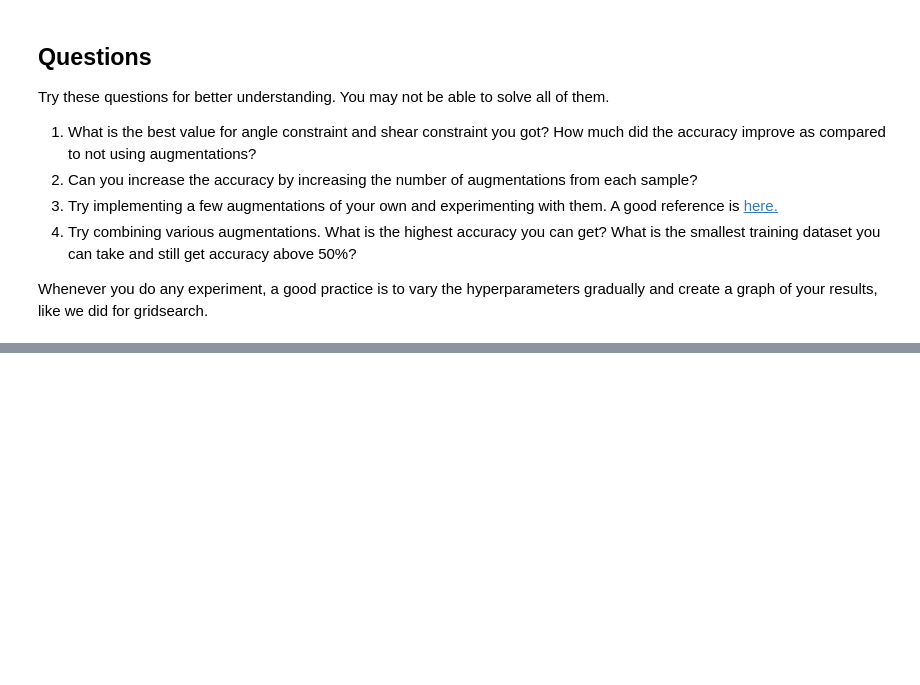
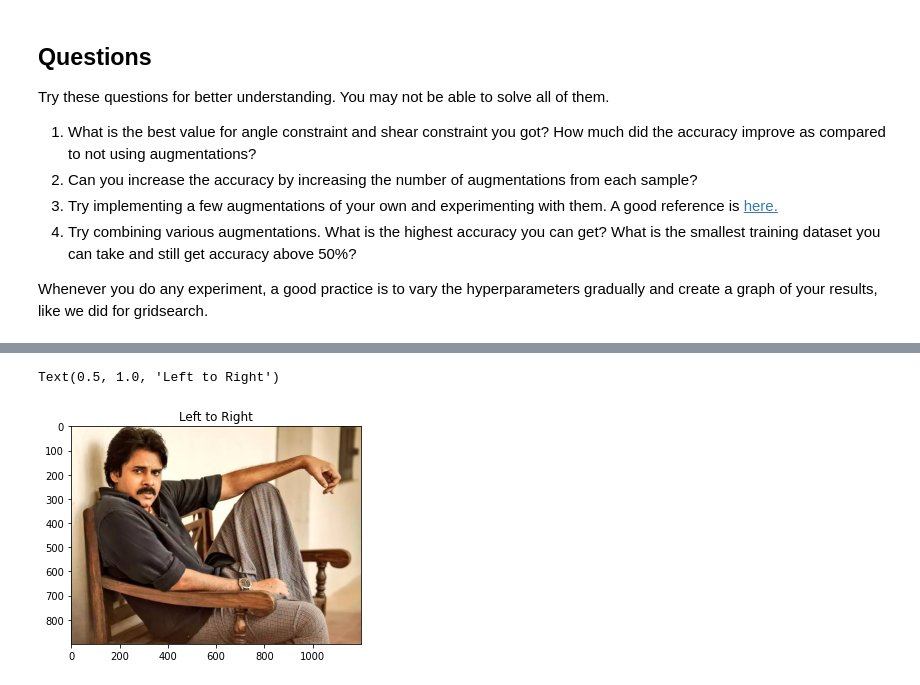
Before and after one commit to rammahesh28122003/FMML-COURSE-ASSIGNMENTSS, a Jupyter notebook: FMML_Aug22_M1Lab3_Terms&Metrics.ipynb, the cells around one changed output, grey strips where cells are left out. Drawn from its saved outputs; the diff is of its cells as text; code cells hidden in the pictures; blank space fills up the shorter version.

```diff
--- a/FMML_Aug22_M1Lab3_Terms&Metrics.ipynb
+++ b/FMML_Aug22_M1Lab3_Terms&Metrics.ipynb
@@ -534,0 +594,8 @@ Whenever you do any experiment, a good practice is to vary the hyperparameters g
+# %%
+import numpy as np
+flipLR=np.fliplr(image)
+plt.imshow(flipLR)
+plt.title('Left to Right')
+# %% [output]
+Text(0.5, 1.0, 'Left to Right')
+[figure, added]
```
Also changed, not shown: parts of 11 cells of this notebook.
